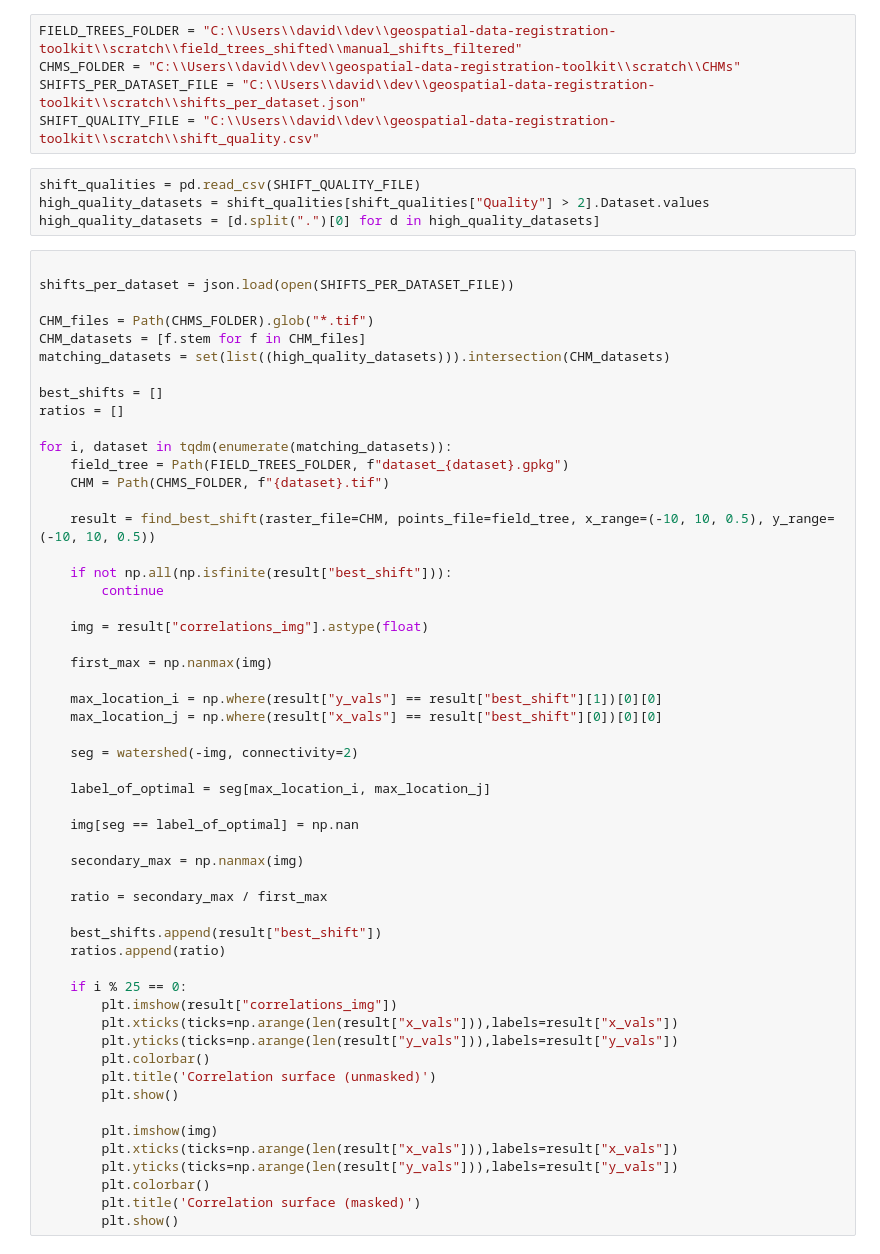
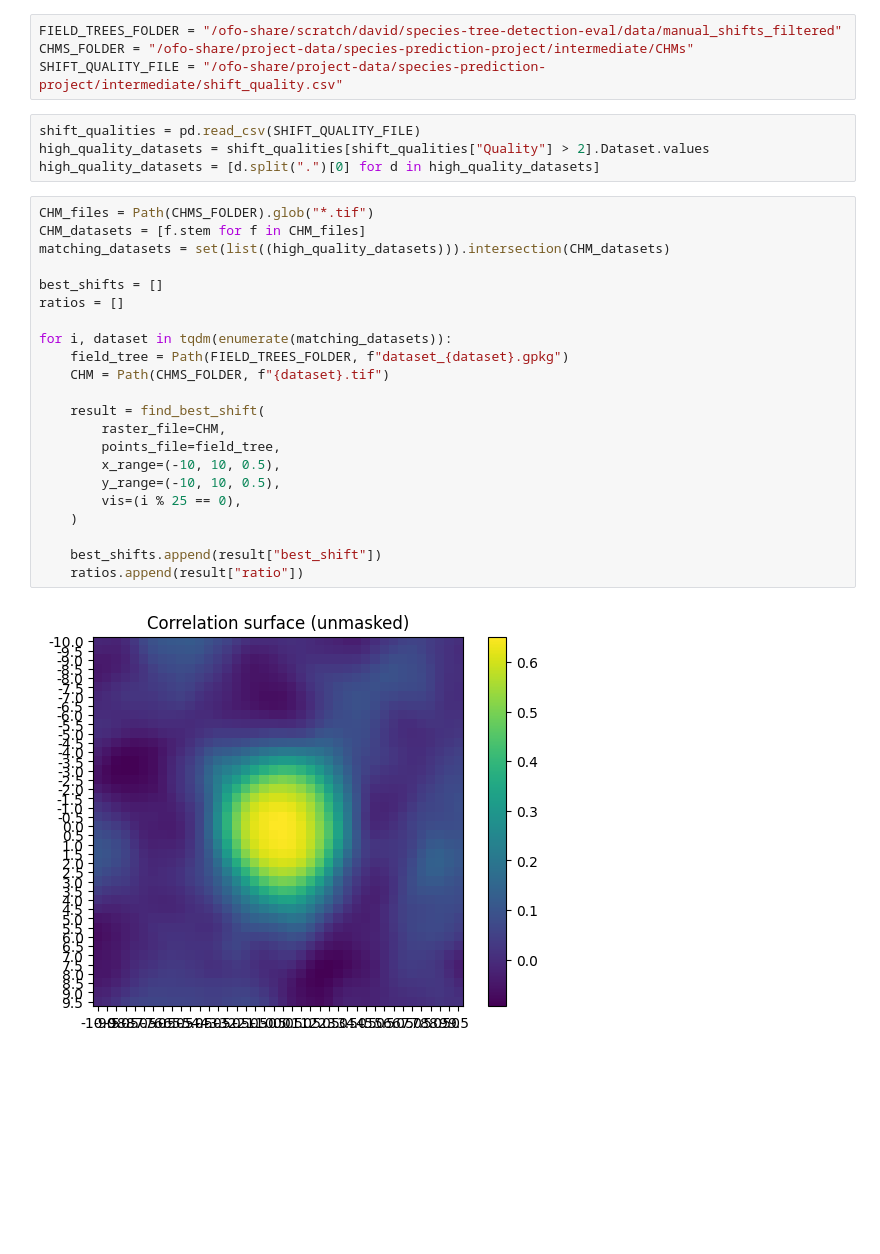
Before and after one commit to open-forest-observatory/geospatial-data-registration-toolkit, a Jupyter notebook: dev/raster_to_point_experiments.ipynb, the cells around one changed output. Saved outputs shown, nothing was run; the diff lists cells and outputs as text; blank space fills up the shorter version.

```diff
--- a/dev/raster_to_point_experiments.ipynb
+++ b/dev/raster_to_point_experiments.ipynb
@@ -10,65 +10,34 @@ from tqdm import tqdm
 
 from GDRT.raster_point.raster_point import find_best_shift, corr_nan_weighted_func, WMAE
 # %%
-FIELD_TREES_FOLDER = "C:\\Users\\david\\dev\\geospatial-data-registration-toolkit\\scratch\\field_trees_shifted\\manual_shifts_filtered"
-CHMS_FOLDER = "C:\\Users\\david\\dev\\geospatial-data-registration-toolkit\\scratch\\CHMs"
-SHIFTS_PER_DATASET_FILE = "C:\\Users\\david\\dev\\geospatial-data-registration-toolkit\\scratch\\shifts_per_dataset.json"
-SHIFT_QUALITY_FILE = "C:\\Users\\david\\dev\\geospatial-data-registration-toolkit\\scratch\\shift_quality.csv"
+FIELD_TREES_FOLDER = "/ofo-share/scratch/david/species-tree-detection-eval/data/manual_shifts_filtered"
+CHMS_FOLDER = "/ofo-share/project-data/species-prediction-project/intermediate/CHMs"
+SHIFT_QUALITY_FILE = "/ofo-share/project-data/species-prediction-project/intermediate/shift_quality.csv"
 # %%
 shift_qualities = pd.read_csv(SHIFT_QUALITY_FILE)
 high_quality_datasets = shift_qualities[shift_qualities["Quality"] > 2].Dataset.values
 high_quality_datasets = [d.split(".")[0] for d in high_quality_datasets]
 # %%
-
-shifts_per_dataset = json.load(open(SHIFTS_PER_DATASET_FILE))
-
 CHM_files = Path(CHMS_FOLDER).glob("*.tif")
 CHM_datasets = [f.stem for f in CHM_files]
 matching_datasets = set(list((high_quality_datasets))).intersection(CHM_datasets)
 
 best_shifts = []
 ratios = []
 
 for i, dataset in tqdm(enumerate(matching_datasets)):
     field_tree = Path(FIELD_TREES_FOLDER, f"dataset_{dataset}.gpkg")
     CHM = Path(CHMS_FOLDER, f"{dataset}.tif")
 
-    result = find_best_shift(raster_file=CHM, points_file=field_tree, x_range=(-10, 10, 0.5), y_range=(-10, 10, 0.5))
-
-    if not np.all(np.isfinite(result["best_shift"])):
-        continue
-
-    img = result["correlations_img"].astype(float)
-
-    first_max = np.nanmax(img)
-
-    max_location_i = np.where(result["y_vals"] == result["best_shift"][1])[0][0]
-    max_location_j = np.where(result["x_vals"] == result["best_shift"][0])[0][0]
-
-    seg = watershed(-img, connectivity=2)
-
-    label_of_optimal = seg[max_location_i, max_location_j]
-
-    img[seg == label_of_optimal] = np.nan
-
-    secondary_max = np.nanmax(img)
-
-    ratio = secondary_max / first_max
+    result = find_best_shift(
+        raster_file=CHM,
+        points_file=field_tree,
+        x_range=(-10, 10, 0.5),
+        y_range=(-10, 10, 0.5),
+        vis=(i % 25 == 0),
+    )
 
     best_shifts.append(result["best_shift"])
-    ratios.append(ratio)
-
-    if i % 25 == 0:
-        plt.imshow(result["correlations_img"])
-        plt.xticks(ticks=np.arange(len(result["x_vals"])),labels=result["x_vals"])
-        plt.yticks(ticks=np.arange(len(result["y_vals"])),labels=result["y_vals"])
-        plt.colorbar()
-        plt.title('Correlation surface (unmasked)')
-        plt.show()
-
-        plt.imshow(img)
-        plt.xticks(ticks=np.arange(len(result["x_vals"])),labels=result["x_vals"])
-        plt.yticks(ticks=np.arange(len(result["y_vals"])),labels=result["y_vals"])
-        plt.colorbar()
-        plt.title('Correlation surface (masked)')
-        plt.show()
+    ratios.append(result["ratio"])
+# %% [output]
+[figure, added]
```
Also changed, not shown: parts of 5 cells of this notebook.
